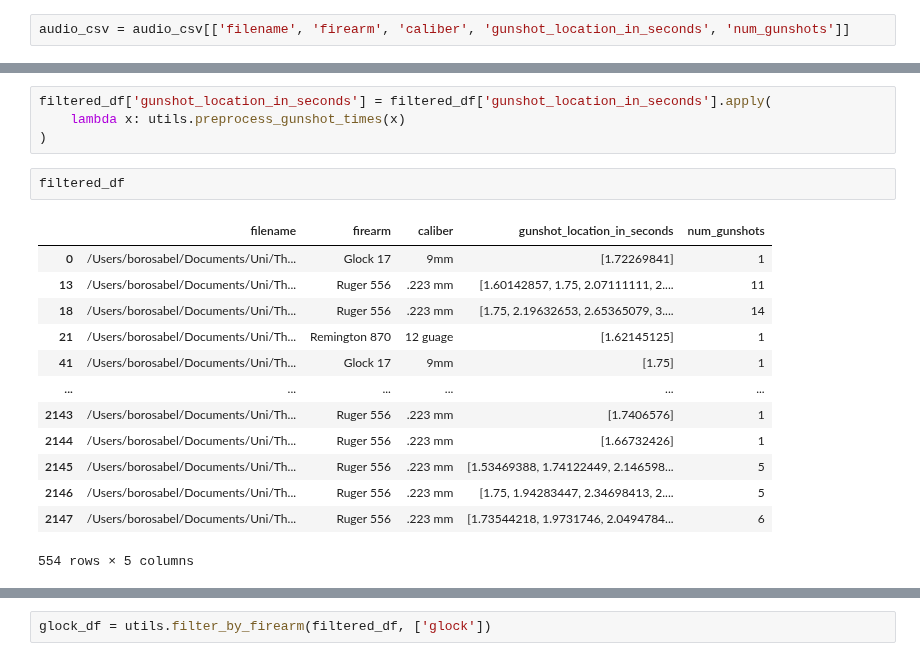
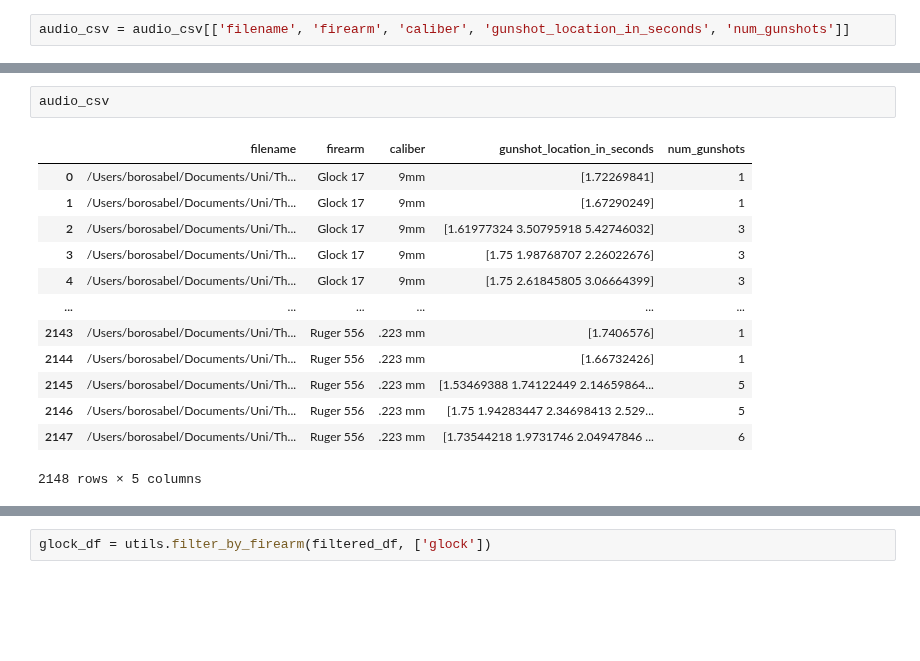
Before and after one commit to borosabel/PopMusicInformationRetrieval, a Jupyter notebook: Dataset_builder.ipynb, the cells around one changed output, grey strips where cells are left out. Drawn from its saved outputs; the diff is of its cells as text; blank space fills up the shorter version.

```diff
--- a/Dataset_builder.ipynb
+++ b/Dataset_builder.ipynb
@@ -43,20 +19,16 @@ File not found: 0a07b229-7d2b-4d2b-8f32-c94cbc7b1487_chan1_v1
-# %%
-filtered_df['gunshot_location_in_seconds'] = filtered_df['gunshot_location_in_seconds'].apply(
-    lambda x: utils.preprocess_gunshot_times(x)
-)
-# %%
-filtered_df
-# %% [output]
-|  | filename | firearm | caliber | gunshot_location_in_seconds | num_gunshots |
-| 0 | /Users/borosabel/Documents/Uni/Th... | Glock 17 | 9mm | [1.72269841] | 1 |
-| 13 | /Users/borosabel/Documents/Uni/Th... | Ruger 556 | .223 mm | [1.60142857, 1.75, 2.07111111, 2.... | 11 |
-| 18 | /Users/borosabel/Documents/Uni/Th... | Ruger 556 | .223 mm | [1.75, 2.19632653, 2.65365079, 3.... | 14 |
-| 21 | /Users/borosabel/Documents/Uni/Th... | Remington 870 | 12 guage | [1.62145125] | 1 |
-| 41 | /Users/borosabel/Documents/Uni/Th... | Glock 17 | 9mm | [1.75] | 1 |
-| ... | ... | ... | ... | ... | ... |
-| 2143 | /Users/borosabel/Documents/Uni/Th... | Ruger 556 | .223 mm | [1.7406576] | 1 |
-| 2144 | /Users/borosabel/Documents/Uni/Th... | Ruger 556 | .223 mm | [1.66732426] | 1 |
-| 2145 | /Users/borosabel/Documents/Uni/Th... | Ruger 556 | .223 mm | [1.53469388, 1.74122449, 2.146598... | 5 |
-| 2146 | /Users/borosabel/Documents/Uni/Th... | Ruger 556 | .223 mm | [1.75, 1.94283447, 2.34698413, 2.... | 5 |
-| 2147 | /Users/borosabel/Documents/Uni/Th... | Ruger 556 | .223 mm | [1.73544218, 1.9731746, 2.0494784... | 6 |
-554 rows × 5 columns
+# %%
+audio_csv
+# %% [output]
+|  | filename | firearm | caliber | gunshot_location_in_seconds | num_gunshots |
+| 0 | /Users/borosabel/Documents/Uni/Th... | Glock 17 | 9mm | [1.72269841] | 1 |
+| 1 | /Users/borosabel/Documents/Uni/Th... | Glock 17 | 9mm | [1.67290249] | 1 |
+| 2 | /Users/borosabel/Documents/Uni/Th... | Glock 17 | 9mm | [1.61977324 3.50795918 5.42746032] | 3 |
+| 3 | /Users/borosabel/Documents/Uni/Th... | Glock 17 | 9mm | [1.75 1.98768707 2.26022676] | 3 |
+| 4 | /Users/borosabel/Documents/Uni/Th... | Glock 17 | 9mm | [1.75 2.61845805 3.06664399] | 3 |
+| ... | ... | ... | ... | ... | ... |
+| 2143 | /Users/borosabel/Documents/Uni/Th... | Ruger 556 | .223 mm | [1.7406576] | 1 |
+| 2144 | /Users/borosabel/Documents/Uni/Th... | Ruger 556 | .223 mm | [1.66732426] | 1 |
+| 2145 | /Users/borosabel/Documents/Uni/Th... | Ruger 556 | .223 mm | [1.53469388 1.74122449 2.14659864... | 5 |
+| 2146 | /Users/borosabel/Documents/Uni/Th... | Ruger 556 | .223 mm | [1.75 1.94283447 2.34698413 2.529... | 5 |
+| 2147 | /Users/borosabel/Documents/Uni/Th... | Ruger 556 | .223 mm | [1.73544218 1.9731746 2.04947846 ... | 6 |
+2148 rows × 5 columns
```
Also changed, not shown: parts of 5 cells of this notebook, 3 other files.
